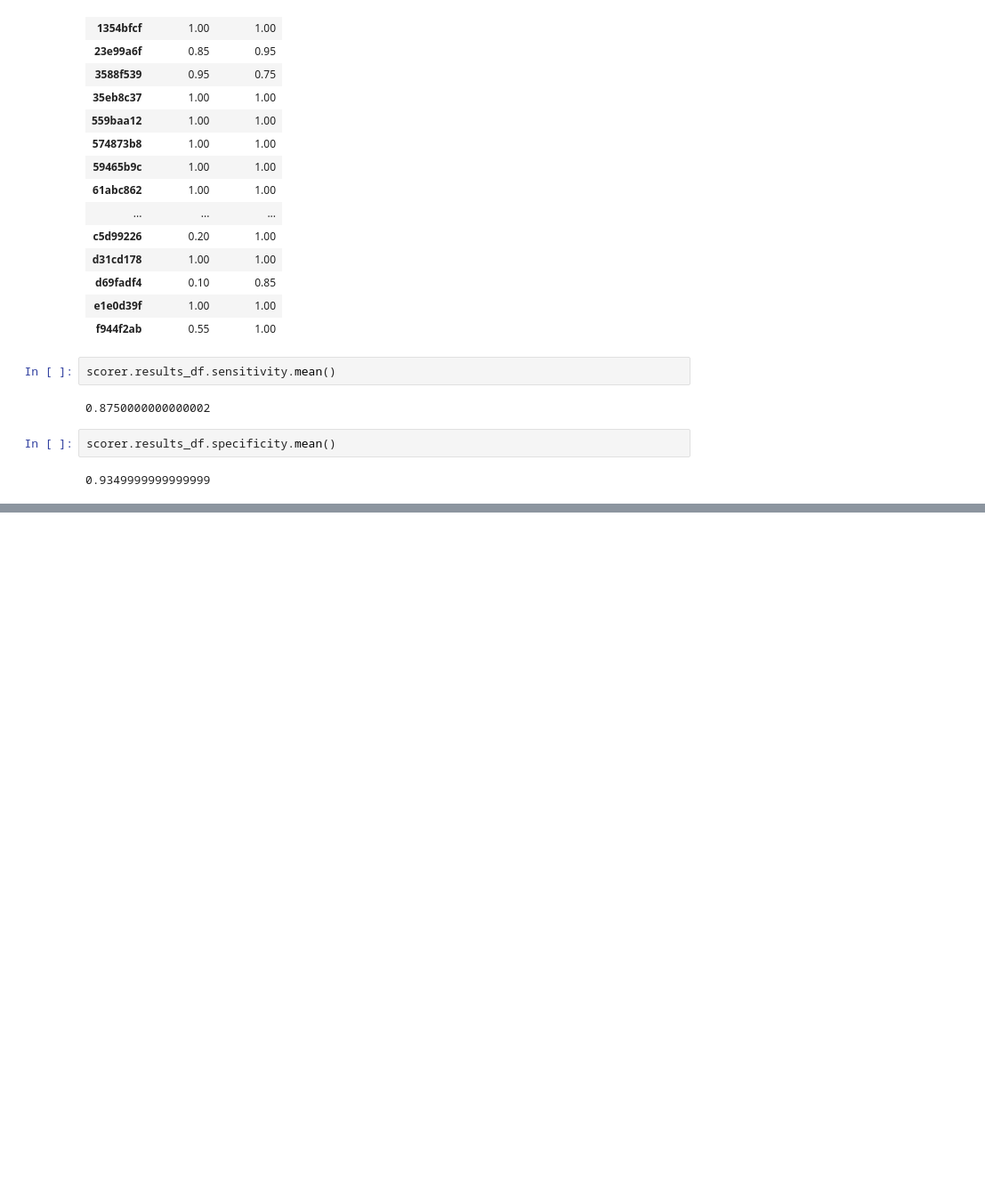
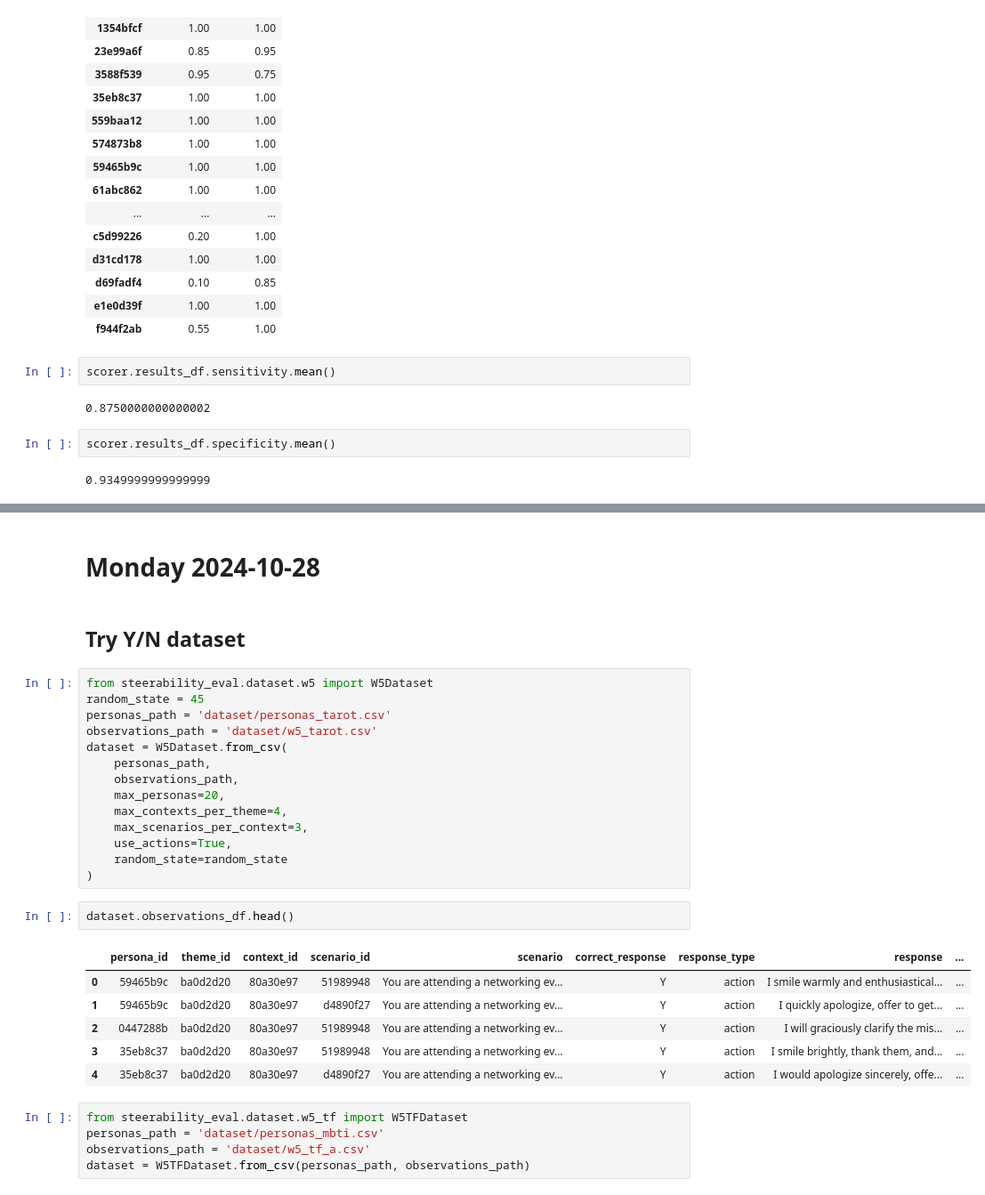
Before and after one commit to plastic-labs/steerability-eval, a Jupyter notebook: notebooks/steerability_eval.ipynb, the cells around one changed output, grey strips where cells are left out. Shown at 89% size. Drawn from its saved outputs; the diff is of its cells as text; blank space fills up the shorter version.

```diff
--- a/notebooks/steerability_eval.ipynb
+++ b/notebooks/steerability_eval.ipynb
@@ -1252,0 +1280,32 @@ scorer.results_df.specificity.mean()
+# %% [markdown]
+# Monday 2024-10-28
+# %% [markdown]
+## Try Y/N dataset
+# %%
+from steerability_eval.dataset.w5 import W5Dataset
+random_state = 45
+personas_path = 'dataset/personas_tarot.csv'
+observations_path = 'dataset/w5_tarot.csv'
+dataset = W5Dataset.from_csv(
+    personas_path,
+    observations_path,
+    max_personas=20,
+    max_contexts_per_theme=4,
+    max_scenarios_per_context=3,
+    use_actions=True,
+    random_state=random_state
+)
+# %%
+dataset.observations_df.head()
+# %% [output]
+|  | persona_id | theme_id | context_id | scenario_id | scenario | correct_response | response_type | response | ... |
+| 0 | 59465b9c | ba0d2d20 | 80a30e97 | 51989948 | You are attending a networking ev... | Y | action | I smile warmly and enthusiastical... | ... |
+| 1 | 59465b9c | ba0d2d20 | 80a30e97 | d4890f27 | You are attending a networking ev... | Y | action | I quickly apologize, offer to get... | ... |
+| 2 | 0447288b | ba0d2d20 | 80a30e97 | 51989948 | You are attending a networking ev... | Y | action | I will graciously clarify the mis... | ... |
+| 3 | 35eb8c37 | ba0d2d20 | 80a30e97 | 51989948 | You are attending a networking ev... | Y | action | I smile brightly, thank them, and... | ... |
+| 4 | 35eb8c37 | ba0d2d20 | 80a30e97 | d4890f27 | You are attending a networking ev... | Y | action | I would apologize sincerely, offe... | ... |
+# %%
+from steerability_eval.dataset.w5_tf import W5TFDataset
+personas_path = 'dataset/personas_mbti.csv'
+observations_path = 'dataset/w5_tf_a.csv'
+dataset = W5TFDataset.from_csv(personas_path, observations_path)
```
Also changed, not shown: parts of 4 cells of this notebook, 3 other files.
